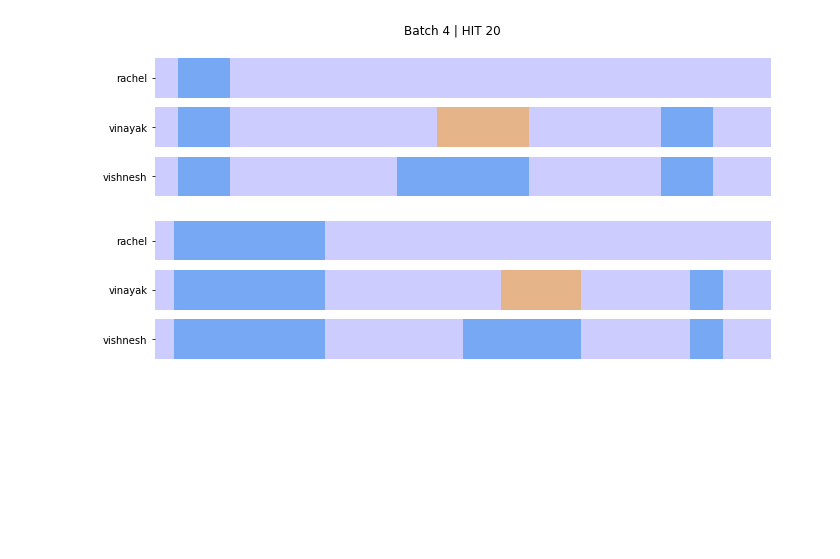
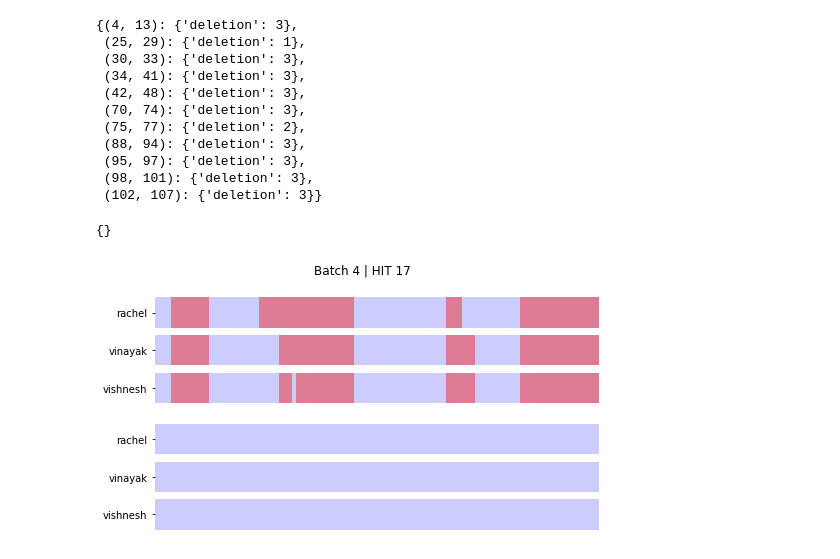
Before and after one commit to Yao-Dou/ts-annotation-tool, a Jupyter notebook: data/analysis/agreement.ipynb, the cells around one changed output. Drawn from its saved outputs; the diff is of its cells as text; code cells hidden in the pictures; blank space fills up the shorter version.

```diff
--- a/data/analysis/agreement.ipynb
+++ b/data/analysis/agreement.ipynb
@@ -68,17 +73,26 @@ Highest disagreement sentence IDs
 # %%
-sents = [x for x in data if x['id'] == 1]
+HID_ID = 16
+sents = [x for x in data if x['id'] == HID_ID]
 orig_tokens = get_annotations_per_token(sents, 'original')
+simp_tokens = get_annotations_per_token(sents, 'simplified')
+
+display(orig_tokens)
+display(simp_tokens)
+draw_agreement(sents)
+# %% [output]
+{(4, 13): {'deletion': 3},
+ (25, 29): {'deletion': 1},
+ (30, 33): {'deletion': 3},
+ (34, 41): {'deletion': 3},
+ (42, 48): {'deletion': 3},
+ (70, 74): {'deletion': 3},
+ (75, 77): {'deletion': 2},
+ (88, 94): {'deletion': 3},
+ (95, 97): {'deletion': 3},
+ (98, 101): {'deletion': 3},
+ (102, 107): {'deletion': 3}}
+{}
+[figure, added]
-# %%
-HID_ID = 19
-sents = [x for x in data if x['id'] == HID_ID]
-orig_tokens = get_annotations_per_token(sents, 'original')
-simp_tokens = get_annotations_per_token(sents, 'simplified')
-
-display(orig_tokens)
-display(simp_tokens)
-draw_agreement(sents)
-# %% [output]
-[figure, removed]
 # %%
 # Calculates % Agreement
 total_agreement = []
```
Also changed, not shown: parts of 7 cells of this notebook, 3 other files.
